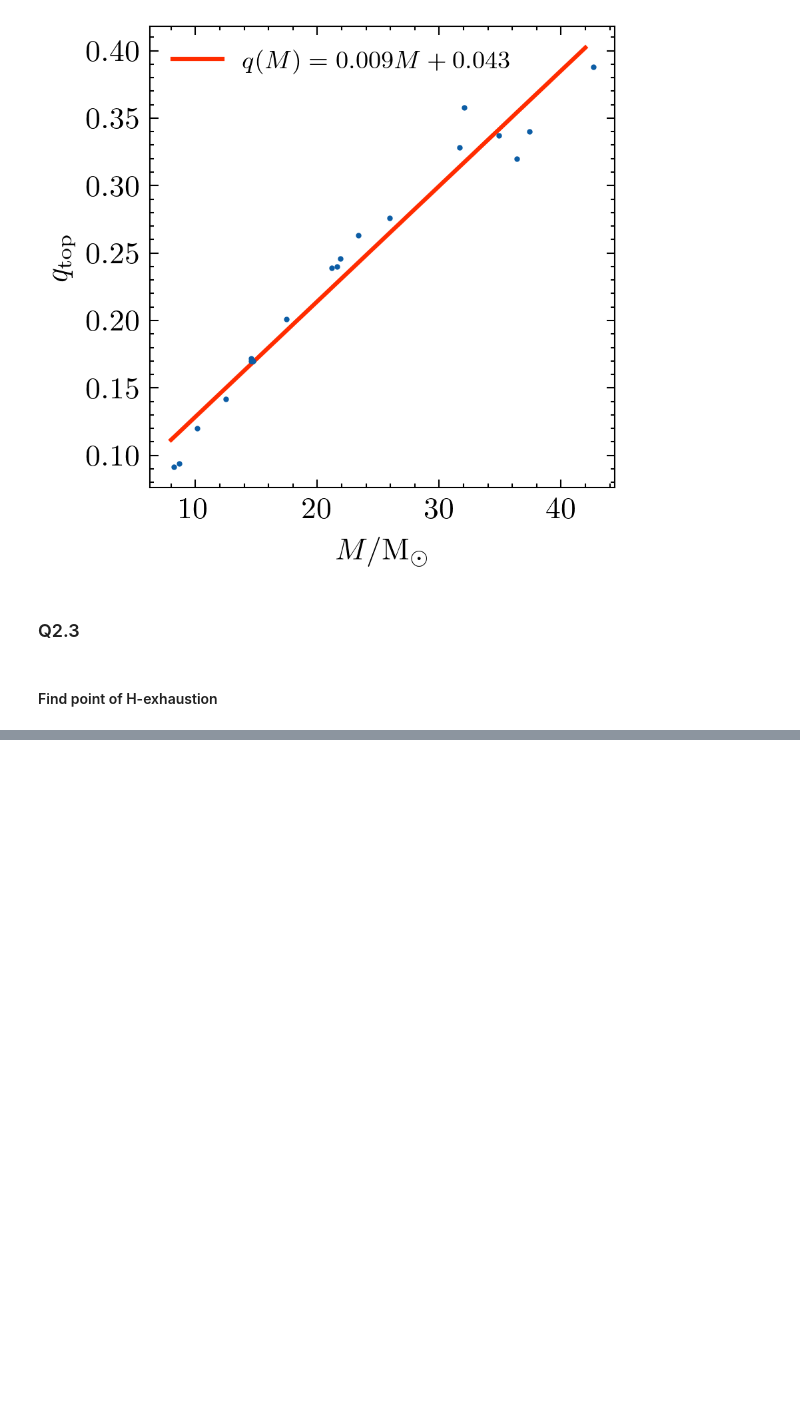
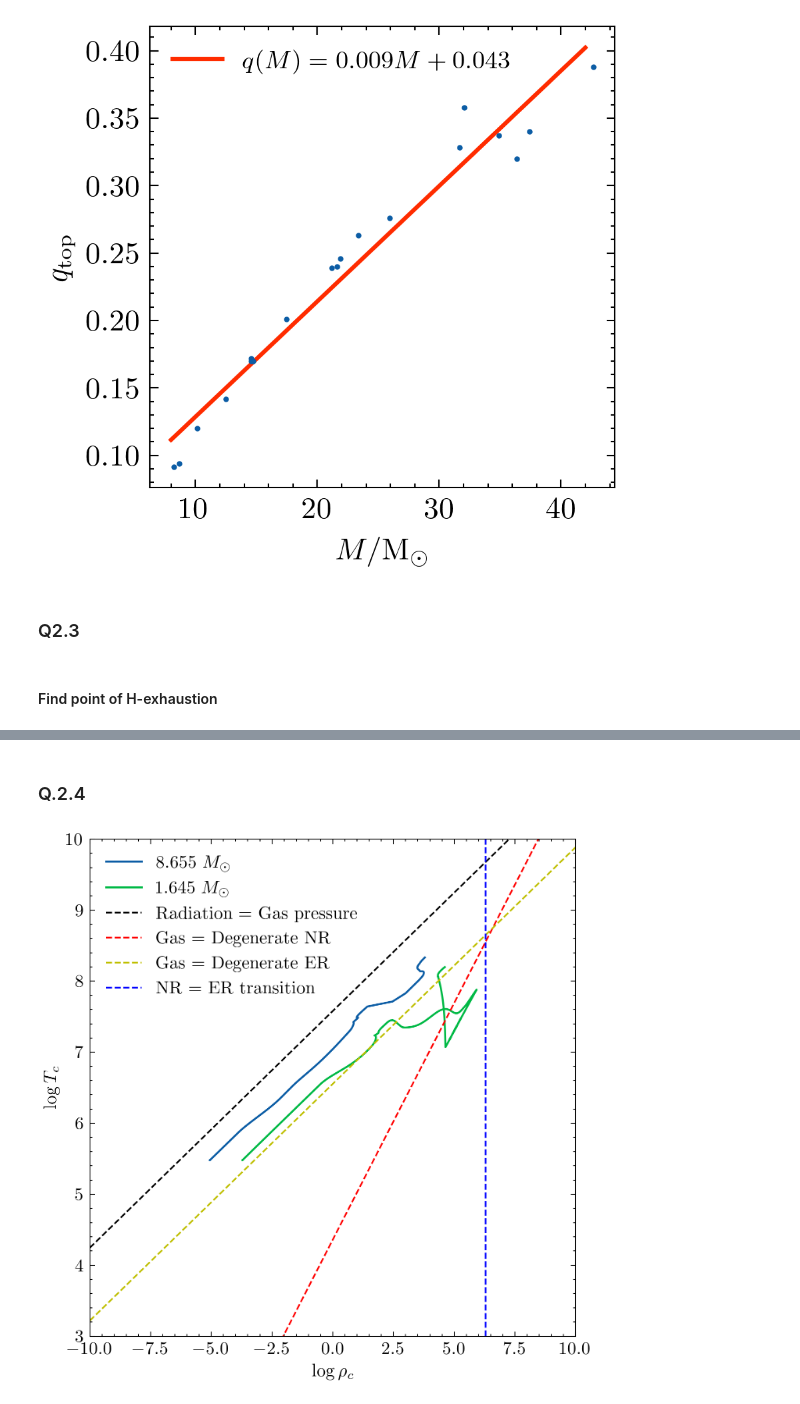
Before and after one commit to BrunoSchultz/lab_report, a Jupyter notebook: exercise2/plot_exercise2.ipynb, the cells around one changed output, grey strips where cells are left out. Saved outputs shown, nothing was run; the diff lists cells and outputs as text; code cells hidden in the pictures; blank space fills up the shorter version.

```diff
--- a/exercise2/plot_exercise2.ipynb
+++ b/exercise2/plot_exercise2.ipynb
@@ -162,0 +192,41 @@ s
+# %% [markdown]
+### Q.2.4
+# %%
+# Constants (you can adjust for your stellar model)
+mu = 0.6     # mean molecular weight
+mu_e = 2     # mean molecular weight per electron
+
+# Rho range
+log_rho = np.linspace(-10, 10, 500)
+rho = 10**log_rho
+
+# Boundary Lines
+T_rad_gas = 3.2e7 * mu**(-1/3) * rho**(1/3)
+T_ideal_degNR = 1.21e5 * mu * mu_e**(-5/3) * rho**(2/3)
+T_ideal_degER = 1.50e7 * mu * mu_e**(-4/3) * rho**(1/3)
+
+# Plotting
+fig, ax = plt.subplots(figsize=(5, 5), dpi=300)
+
+# Plot evolutionary tracks (your data)
+ax.plot(big_star.log_center_Rho, big_star.log_center_T, color='C0', lw=1.2, label='8.655 $M_\\odot$')
+ax.plot(small_star.log_center_Rho, small_star.log_center_T, color='C1', lw=1.2, label='1.645 $M_\\odot$')
+
+# Plot boundaries
+ax.plot(log_rho, np.log10(T_rad_gas), 'k--', label='Radiation = Gas pressure')
+ax.plot(log_rho, np.log10(T_ideal_degNR), 'r--', label='Gas = Degenerate NR')
+ax.plot(log_rho, np.log10(T_ideal_degER), 'y--', label='Gas = Degenerate ER')
+ax.axvline(np.log10(9.7e5 * mu_e), color='b', linestyle='--', label='NR = ER transition')
+
+# Labels and legend
+ax.set_xlabel(r'$\log \rho_c$')
+ax.set_ylabel(r'$\log T_c$')
+ax.legend()
+ax.set_xlim(-10, 10)
+ax.set_ylim(3, 10)
+
+fig.tight_layout()
+
+fig.savefig("../plots/q24_deg.pdf", bbox_inches='tight')
+# %% [output]
+[figure, added]
```
Also changed, not shown: parts of 8 cells of this notebook, 18 other files.
